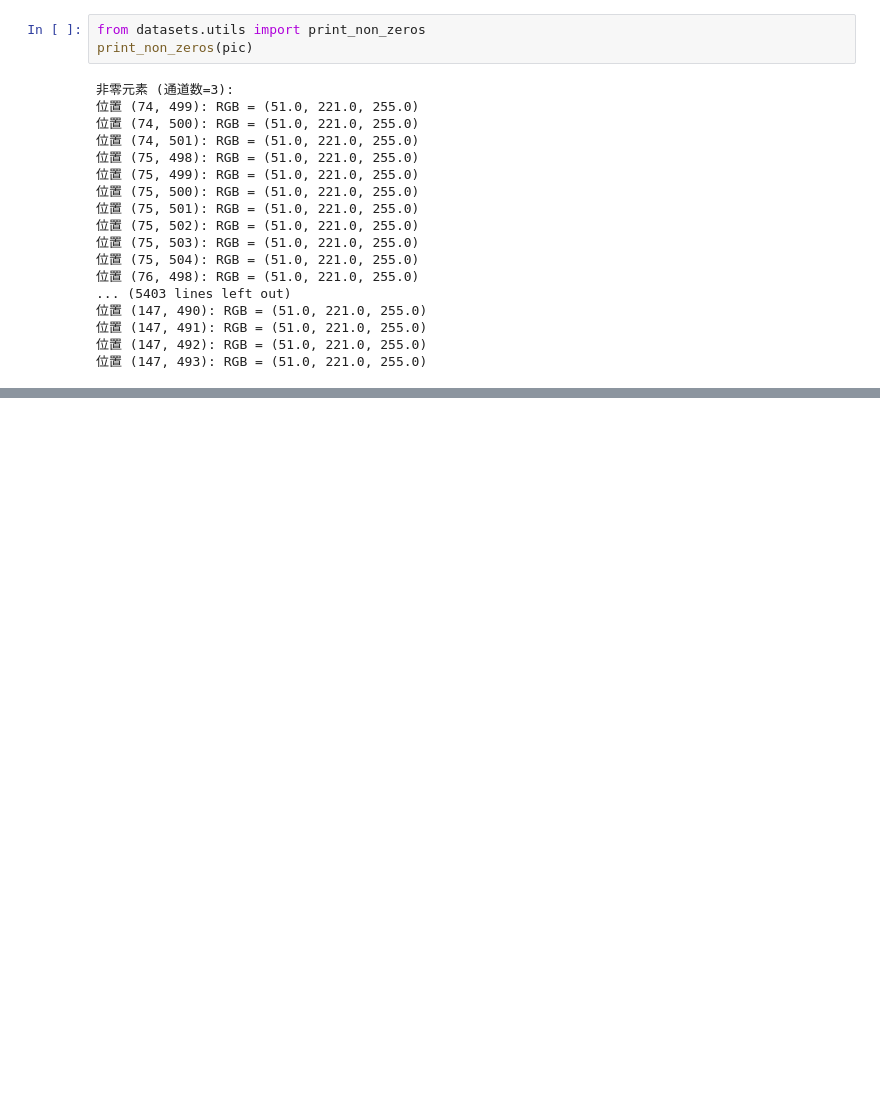
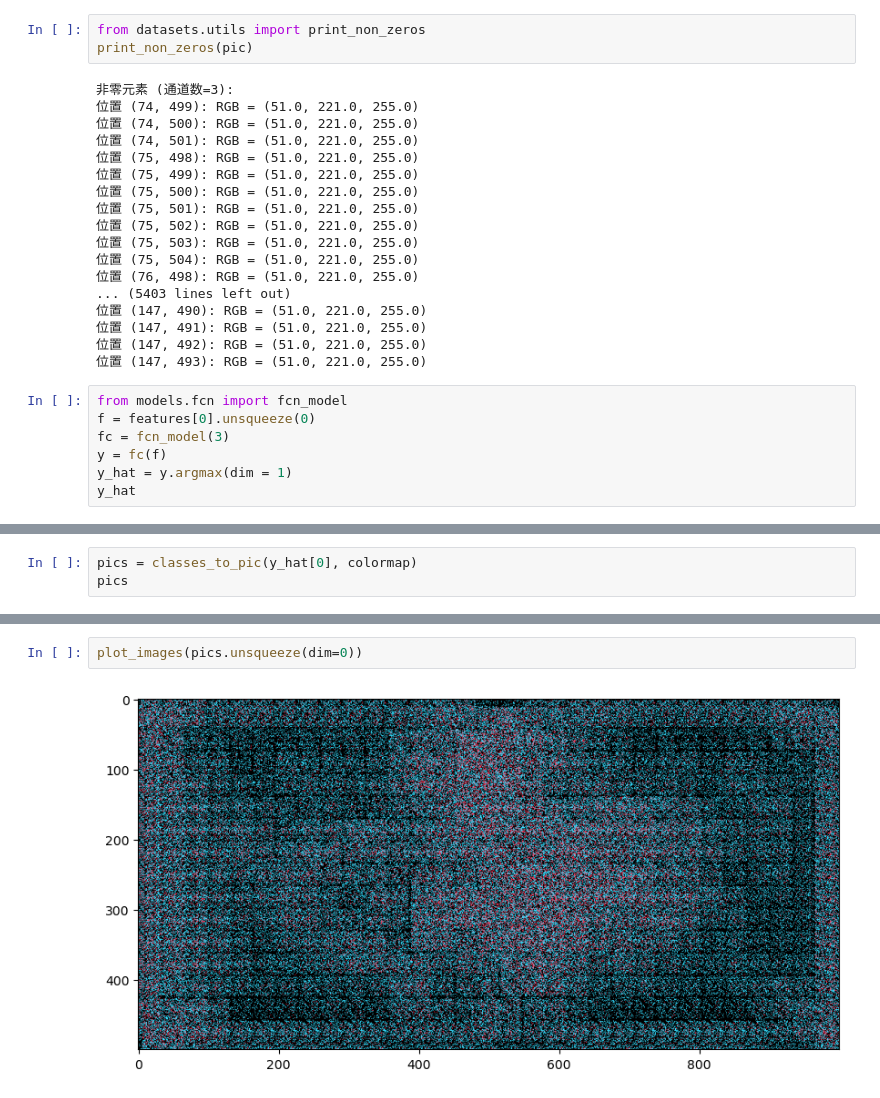
Before and after one commit to r56wq/semantic-segmentation-for-sonar-images, a Jupyter notebook: test.ipynb, the cells around one changed output, grey strips where cells are left out. Drawn from its saved outputs; the diff is of its cells as text; blank space fills up the shorter version.

```diff
--- a/test.ipynb
+++ b/test.ipynb
@@ -48,3 +48,10 @@ print_non_zeros(pic)
 位置 (147, 491): RGB = (51.0, 221.0, 255.0)
 位置 (147, 492): RGB = (51.0, 221.0, 255.0)
 位置 (147, 493): RGB = (51.0, 221.0, 255.0)
+# %%
+from models.fcn import fcn_model
+f = features[0].unsqueeze(0)
+fc = fcn_model(3)
+y = fc(f)
+y_hat = y.argmax(dim = 1)
+y_hat
@@ -50,0 +70,3 @@ print_non_zeros(pic)
+# %%
+pics = classes_to_pic(y_hat[0], colormap)
+pics
@@ -50,0 +91,4 @@ print_non_zeros(pic)
+# %%
+plot_images(pics.unsqueeze(dim=0))
+# %% [output]
+[figure, added]
```
Also changed, not shown: parts of 3 cells of this notebook, 1 other file.
